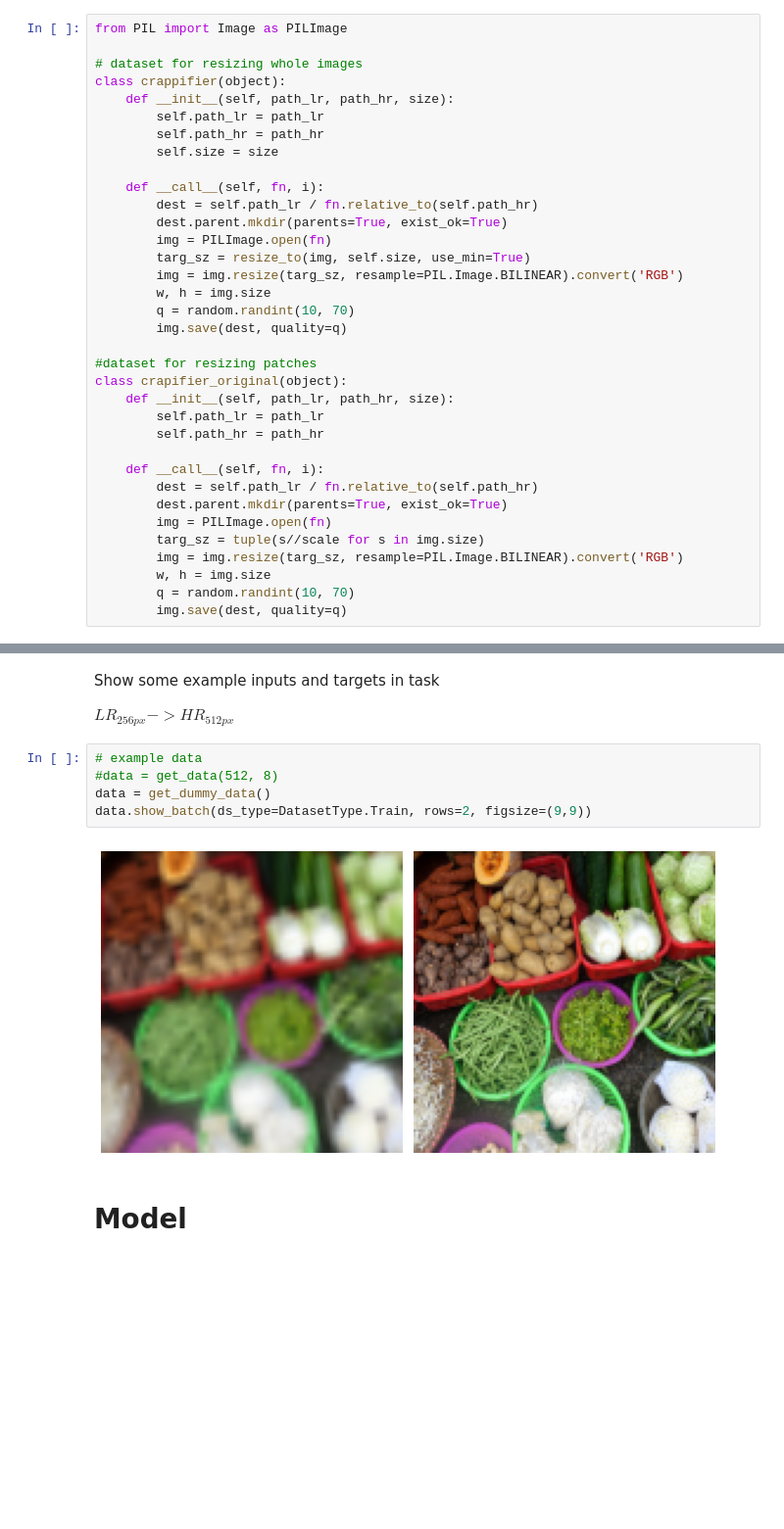
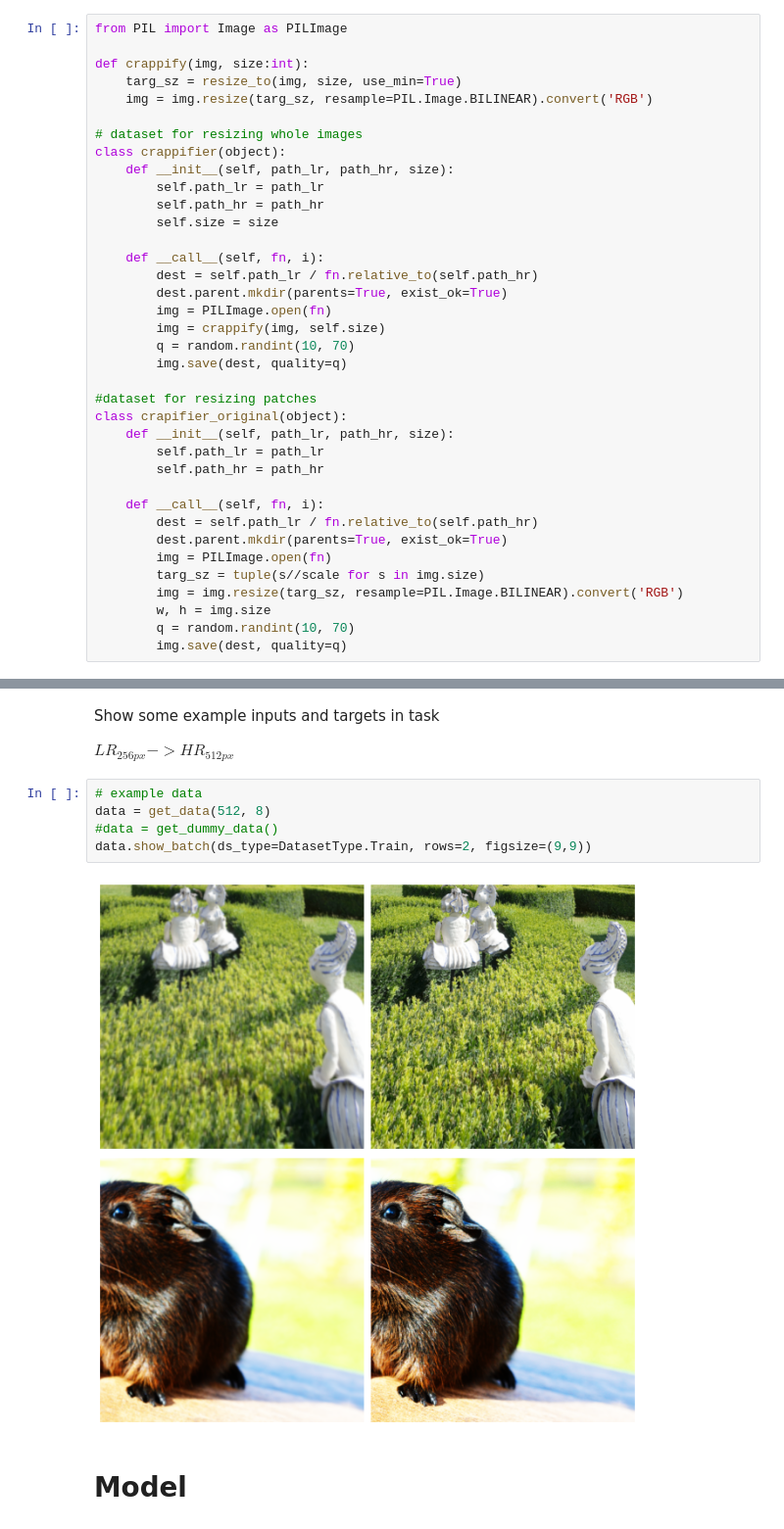
Before and after one commit to luksladky/SR-augmentation-learning, a Jupyter notebook: sr reference.ipynb, the cells around one changed output, grey strips where cells are left out. Shown at 98% size. Drawn from its saved outputs; the diff is of its cells as text; blank space fills up the shorter version.

Commit message:
GAN loop and trying to create save image callback

```diff
--- a/sr reference.ipynb
+++ b/sr reference.ipynb
@@ -78,6 +87,10 @@ Image (3, 1344, 2040),Image (3, 1368, 2040),Image (3, 1536, 2040),Image (3, 1356
 Path: datasets/DIV2K/images
 # %%
 from PIL import Image as PILImage
+
+def crappify(img, size:int):
+    targ_sz = resize_to(img, size, use_min=True)
+    img = img.resize(targ_sz, resample=PIL.Image.BILINEAR).convert('RGB')
 
 # dataset for resizing whole images
 class crappifier(object):
@@ -90,9 +103,7 @@ class crappifier(object):
         dest = self.path_lr / fn.relative_to(self.path_hr)
         dest.parent.mkdir(parents=True, exist_ok=True)
         img = PILImage.open(fn)
-        targ_sz = resize_to(img, self.size, use_min=True)
-        img = img.resize(targ_sz, resample=PIL.Image.BILINEAR).convert('RGB')
-        w, h = img.size
+        img = crappify(img, self.size)
         q = random.randint(10, 70)
         img.save(dest, quality=q)
 
@@ -190,11 +201,11 @@ Show some example inputs and targets in task
 $ {LR}_{256px} -> {HR}_{512px} $
 # %%
 # example data
-#data = get_data(512, 8)
-data = get_dummy_data()
+data = get_data(512, 8)
+#data = get_dummy_data()
 data.show_batch(ds_type=DatasetType.Train, rows=2, figsize=(9,9))
 # %% [output]
-[figure, old version]
+[figure, new version]
 # %% [markdown]
 # Model
 # %% [markdown]
```
Also changed, not shown: parts of 50 cells of this notebook, 3 other files.
